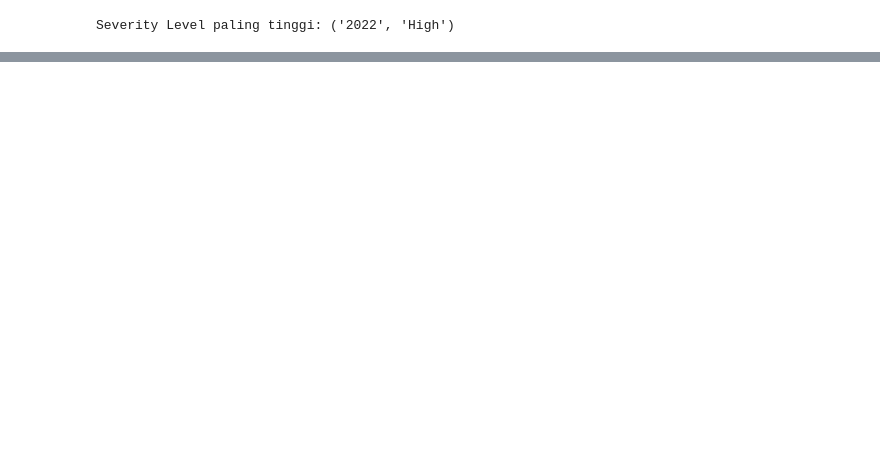
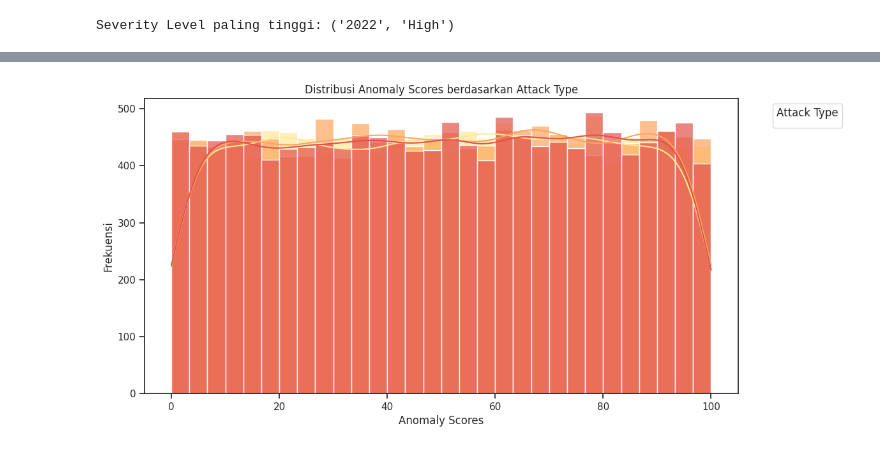
Before and after one commit to Rafli-ri/Analisis-Anomali, a Jupyter notebook: Analisis_keamanan_cyber.ipynb, the cells around one changed output, grey strips where cells are left out. Cells and saved outputs as stored; diff of their text form; code cells hidden in the pictures; blank space fills up the shorter version.

Commit message:
Updated Cyber security Analysts

```diff
--- a/Analisis_keamanan_cyber.ipynb
+++ b/Analisis_keamanan_cyber.ipynb
@@ -308,9 +344,13 @@ Severity Level paling tinggi: ('2022', 'High')
 # %%
+# Contoh: Jika Anomaly Scores dan Attack Type tersedia dalam DataFrame 'cybersecurity_data'
 plt.figure(figsize=(12, 6))
-sns.countplot(x='User Information', hue='Severity Level', data=df)
-plt.title('Frekuensi User Information berdasarkan Severity Level')
-plt.xlabel('User Information')
+
+# Memvisualisasikan distribusi Anomaly Scores
+sns.histplot(data=df, x='Anomaly Scores', hue='Attack Type', bins=30, kde=True, alpha=0.7)
+
+plt.title('Distribusi Anomaly Scores berdasarkan Attack Type')
+plt.xlabel('Anomaly Scores')
 plt.ylabel('Frekuensi')
-plt.xticks(rotation=45, ha='right')
-plt.legend(title='Severity Level', bbox_to_anchor=(1.05, 1), loc='upper left')
+plt.legend(title='Attack Type', bbox_to_anchor=(1.05, 1), loc='upper left')
 plt.show()
+# %% [output]
@@ -316,0 +358 @@ plt.show()
+[figure, added]
```
Also changed, not shown: parts of 14 cells of this notebook.
